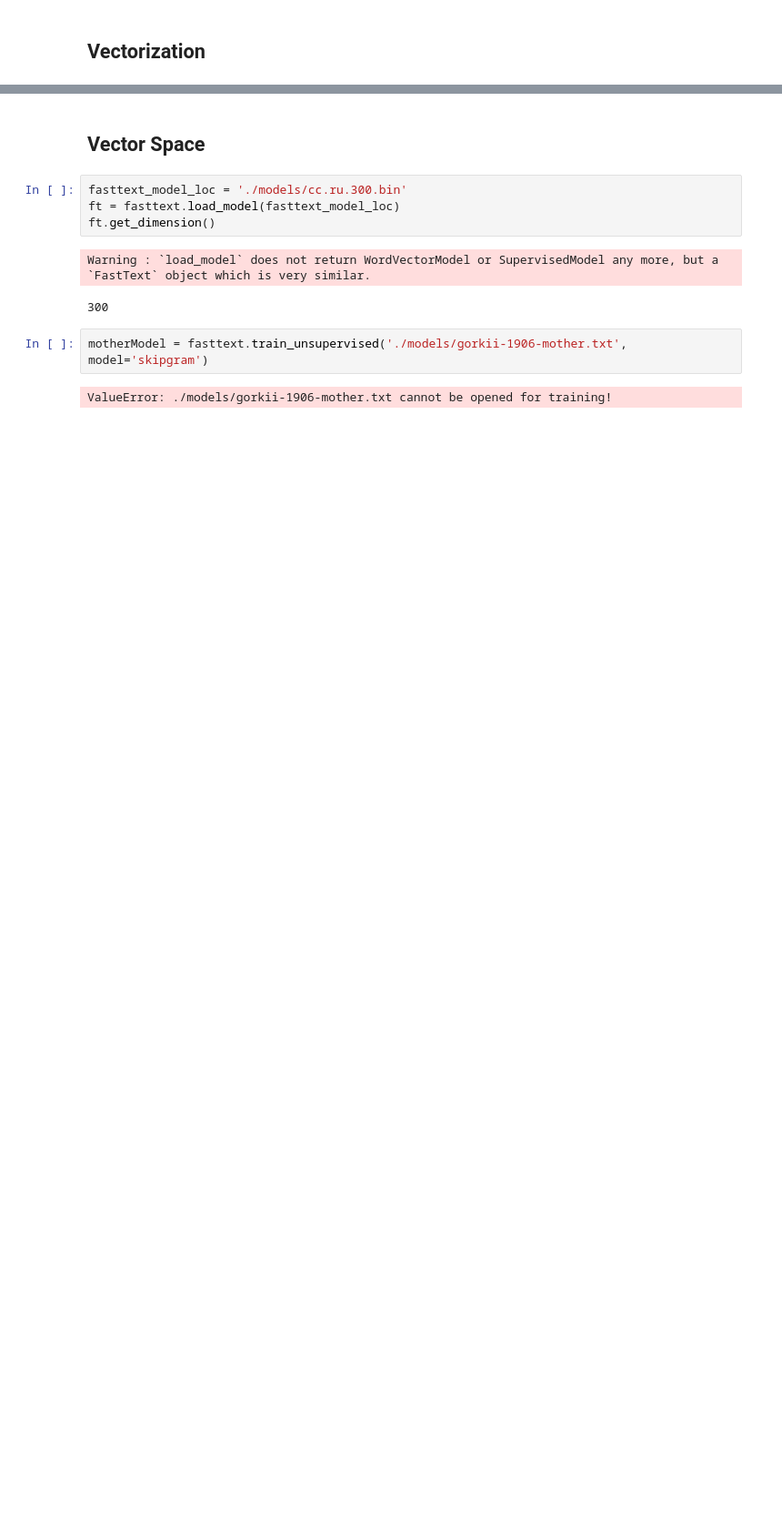
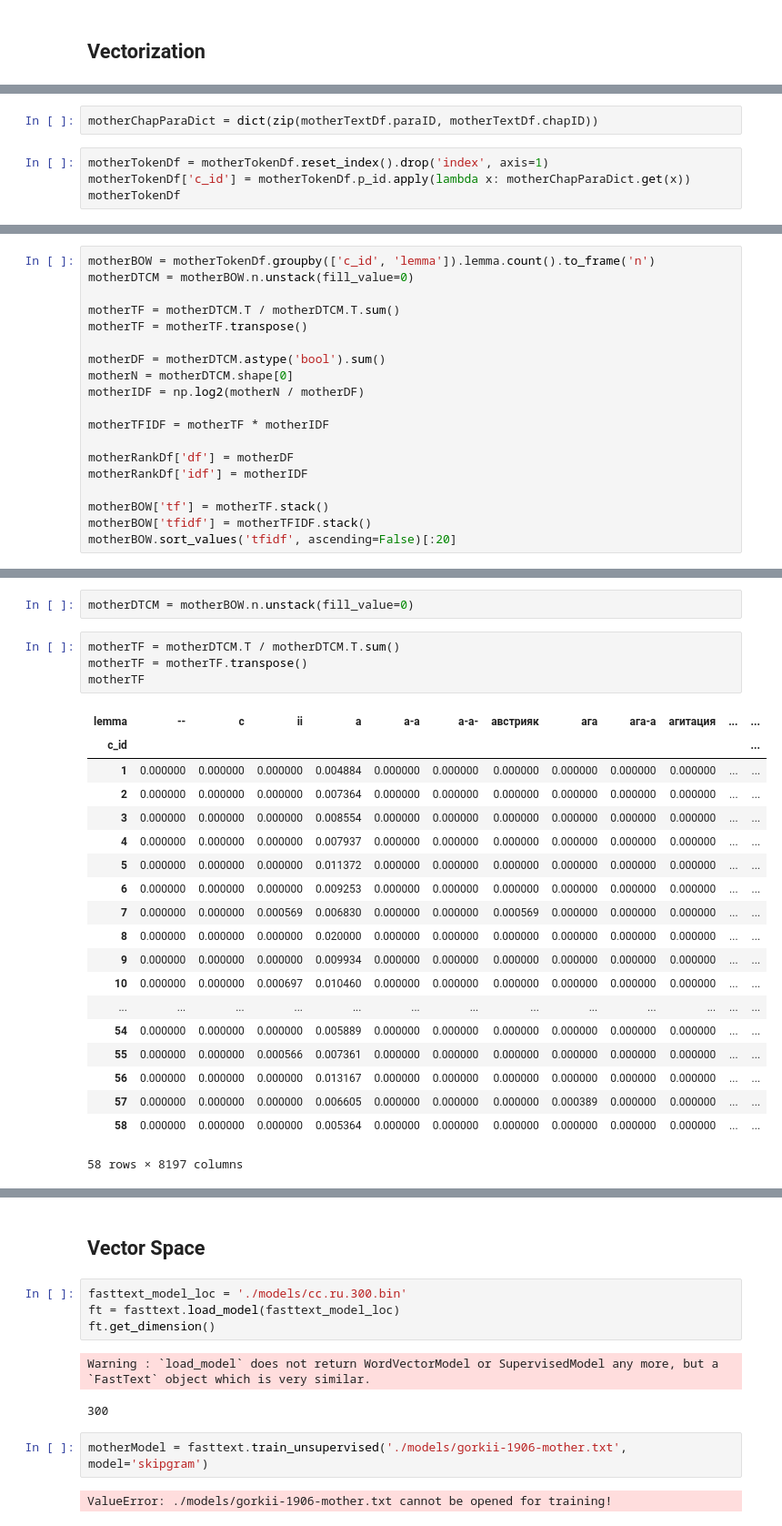
Before and after one commit to kollektivminds/russian-literary-bible, a Jupyter notebook: codebase/text_processing.ipynb, the cells around one changed output, grey strips where cells are left out. Shown at 91% size. Drawn from its saved outputs; the diff is of its cells as text; blank space fills up the shorter version.

Commit message:
added tfidf

```diff
--- a/codebase/text_processing.ipynb
+++ b/codebase/text_processing.ipynb
@@ -453,0 +483,6 @@ getVocabTTM(motherTTM, ttmwords)
+# %%
+motherChapParaDict = dict(zip(motherTextDf.paraID, motherTextDf.chapID))
+# %%
+motherTokenDf = motherTokenDf.reset_index().drop('index', axis=1)
+motherTokenDf['c_id'] = motherTokenDf.p_id.apply(lambda x: motherChapParaDict.get(x))
+motherTokenDf
@@ -453,0 +503,19 @@ getVocabTTM(motherTTM, ttmwords)
+# %%
+motherBOW = motherTokenDf.groupby(['c_id', 'lemma']).lemma.count().to_frame('n')
+motherDTCM = motherBOW.n.unstack(fill_value=0)
+
+motherTF = motherDTCM.T / motherDTCM.T.sum()
+motherTF = motherTF.transpose()
+
+motherDF = motherDTCM.astype('bool').sum()
+motherN = motherDTCM.shape[0]
+motherIDF = np.log2(motherN / motherDF)
+
+motherTFIDF = motherTF * motherIDF
+
+motherRankDf['df'] = motherDF
+motherRankDf['idf'] = motherIDF
+
+motherBOW['tf'] = motherTF.stack()
+motherBOW['tfidf'] = motherTFIDF.stack()
+motherBOW.sort_values('tfidf', ascending=False)[:20]
@@ -453,0 +537,26 @@ getVocabTTM(motherTTM, ttmwords)
+# %%
+motherDTCM = motherBOW.n.unstack(fill_value=0)
+# %%
+motherTF = motherDTCM.T / motherDTCM.T.sum()
+motherTF = motherTF.transpose()
+motherTF
+# %% [output]
+| lemma | -- | c | ii | а | а-а | а-а- | австрияк | ага | ага-а | агитация | ... | ... |
+| c_id |  |  |  |  |  |  |  |  |  |  |  | ... |
+| 1 | 0.000000 | 0.000000 | 0.000000 | 0.004884 | 0.000000 | 0.000000 | 0.000000 | 0.000000 | 0.000000 | 0.000000 | ... | ... |
+| 2 | 0.000000 | 0.000000 | 0.000000 | 0.007364 | 0.000000 | 0.000000 | 0.000000 | 0.000000 | 0.000000 | 0.000000 | ... | ... |
+| 3 | 0.000000 | 0.000000 | 0.000000 | 0.008554 | 0.000000 | 0.000000 | 0.000000 | 0.000000 | 0.000000 | 0.000000 | ... | ... |
+| 4 | 0.000000 | 0.000000 | 0.000000 | 0.007937 | 0.000000 | 0.000000 | 0.000000 | 0.000000 | 0.000000 | 0.000000 | ... | ... |
+| 5 | 0.000000 | 0.000000 | 0.000000 | 0.011372 | 0.000000 | 0.000000 | 0.000000 | 0.000000 | 0.000000 | 0.000000 | ... | ... |
+| 6 | 0.000000 | 0.000000 | 0.000000 | 0.009253 | 0.000000 | 0.000000 | 0.000000 | 0.000000 | 0.000000 | 0.000000 | ... | ... |
+| 7 | 0.000000 | 0.000000 | 0.000569 | 0.006830 | 0.000000 | 0.000000 | 0.000569 | 0.000000 | 0.000000 | 0.000000 | ... | ... |
+| 8 | 0.000000 | 0.000000 | 0.000000 | 0.020000 | 0.000000 | 0.000000 | 0.000000 | 0.000000 | 0.000000 | 0.000000 | ... | ... |
+| 9 | 0.000000 | 0.000000 | 0.000000 | 0.009934 | 0.000000 | 0.000000 | 0.000000 | 0.000000 | 0.000000 | 0.000000 | ... | ... |
+| 10 | 0.000000 | 0.000000 | 0.000697 | 0.010460 | 0.000000 | 0.000000 | 0.000000 | 0.000000 | 0.000000 | 0.000000 | ... | ... |
+| ... | ... | ... | ... | ... | ... | ... | ... | ... | ... | ... | ... | ... |
+| 54 | 0.000000 | 0.000000 | 0.000000 | 0.005889 | 0.000000 | 0.000000 | 0.000000 | 0.000000 | 0.000000 | 0.000000 | ... | ... |
+| 55 | 0.000000 | 0.000000 | 0.000566 | 0.007361 | 0.000000 | 0.000000 | 0.000000 | 0.000000 | 0.000000 | 0.000000 | ... | ... |
+| 56 | 0.000000 | 0.000000 | 0.000000 | 0.013167 | 0.000000 | 0.000000 | 0.000000 | 0.000000 | 0.000000 | 0.000000 | ... | ... |
+| 57 | 0.000000 | 0.000000 | 0.000000 | 0.006605 | 0.000000 | 0.000000 | 0.000000 | 0.000389 | 0.000000 | 0.000000 | ... | ... |
+| 58 | 0.000000 | 0.000000 | 0.000000 | 0.005364 | 0.000000 | 0.000000 | 0.000000 | 0.000000 | 0.000000 | 0.000000 | ... | ... |
+58 rows × 8197 columns
```
Also changed, not shown: parts of 18 cells of this notebook, 4 other files.
